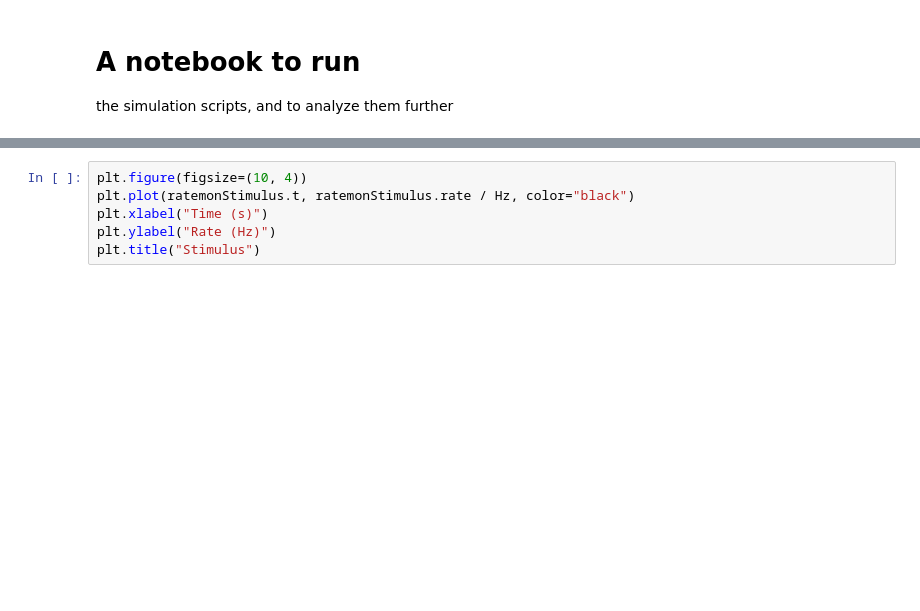
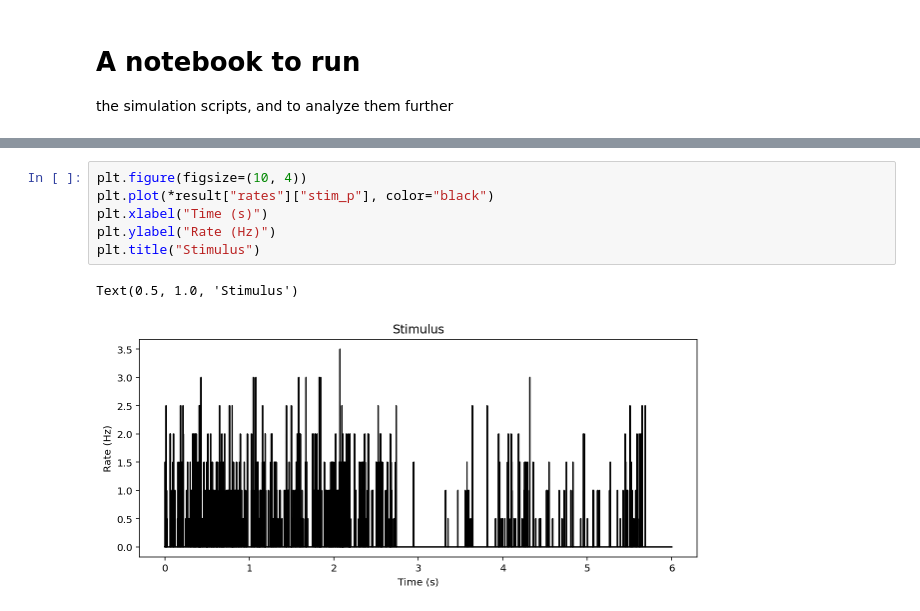
Before and after one commit to parenthetical-e/theagamma, a Jupyter notebook: notebooks/test-ing.ipynb, the cells around one changed output, grey strips where cells are left out. Drawn from its saved outputs; the diff is of its cells as text; blank space fills up the shorter version.

```diff
--- a/notebooks/test-ing.ipynb
+++ b/notebooks/test-ing.ipynb
@@ -40,8 +42,11 @@ plt.title("Stimulus")
 # %%
 plt.figure(figsize=(10, 4))
-plt.plot(ratemonStimulus.t, ratemonStimulus.rate / Hz, color="black")
+plt.plot(*result["rates"]["stim_p"], color="black")
 plt.xlabel("Time (s)")
 plt.ylabel("Rate (Hz)")
 plt.title("Stimulus")
+# %% [output]
+Text(0.5, 1.0, 'Stimulus')
+[figure, added]
 # %%
 plt.figure(figsize=(10, 2))
```
Also changed, not shown: parts of 12 cells of this notebook.
